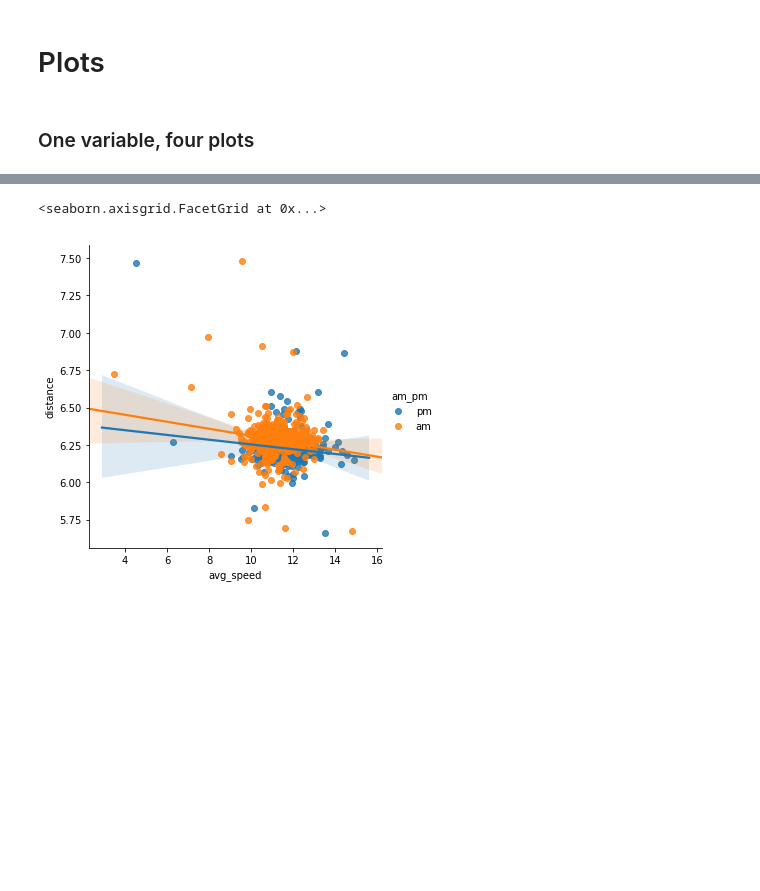
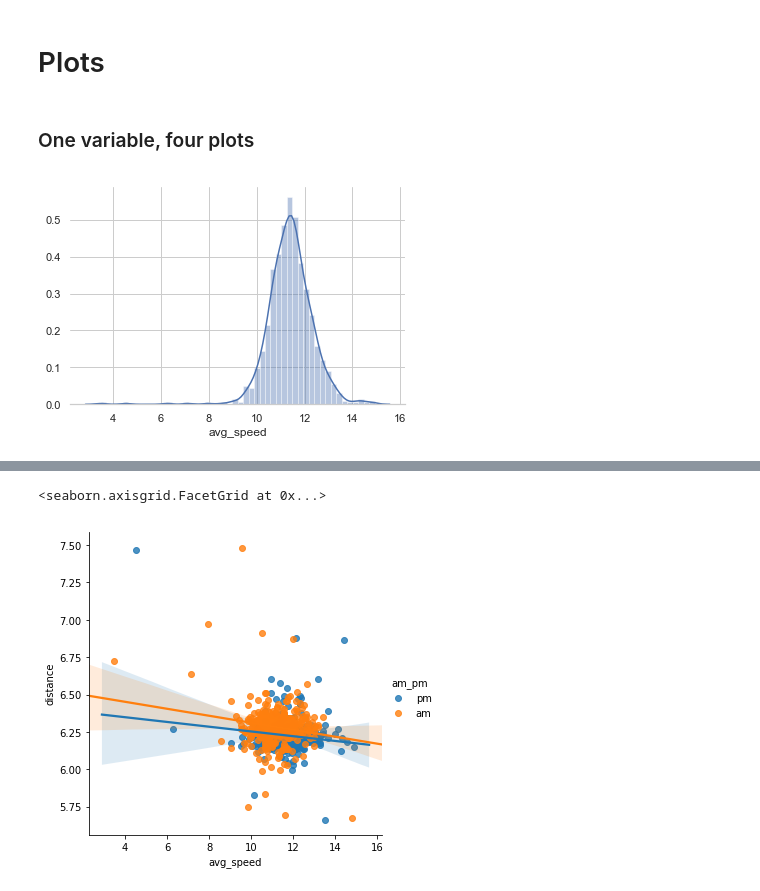
Before and after one commit to jordanplanders/Thinkful, a Jupyter notebook: Bootcamp/Unit 1/bike_data/Kevin_bike_datavis.ipynb, the cells around one changed output, grey strips where cells are left out. Saved outputs shown, nothing was run; the diff lists cells and outputs as text; code cells hidden in the pictures; blank space fills up the shorter version.

```diff
--- a/Bootcamp/Unit 1/bike_data/Kevin_bike_datavis.ipynb
+++ b/Bootcamp/Unit 1/bike_data/Kevin_bike_datavis.ipynb
@@ -69,5 +98,12 @@ work2way_df = work_df[work_df.am_pm != '']
 # Plots
 # %% [markdown]
 ### One variable, four plots
+# %%
+# univariate distribution
+sns.set(style = "whitegrid")
+ax =sns.distplot(work2way_df.avg_speed)
+sns.despine(left=True)
+# %% [output]
+[figure, added]
 # %%
 # box plot
```
Also changed, not shown: parts of 20 cells of this notebook.
